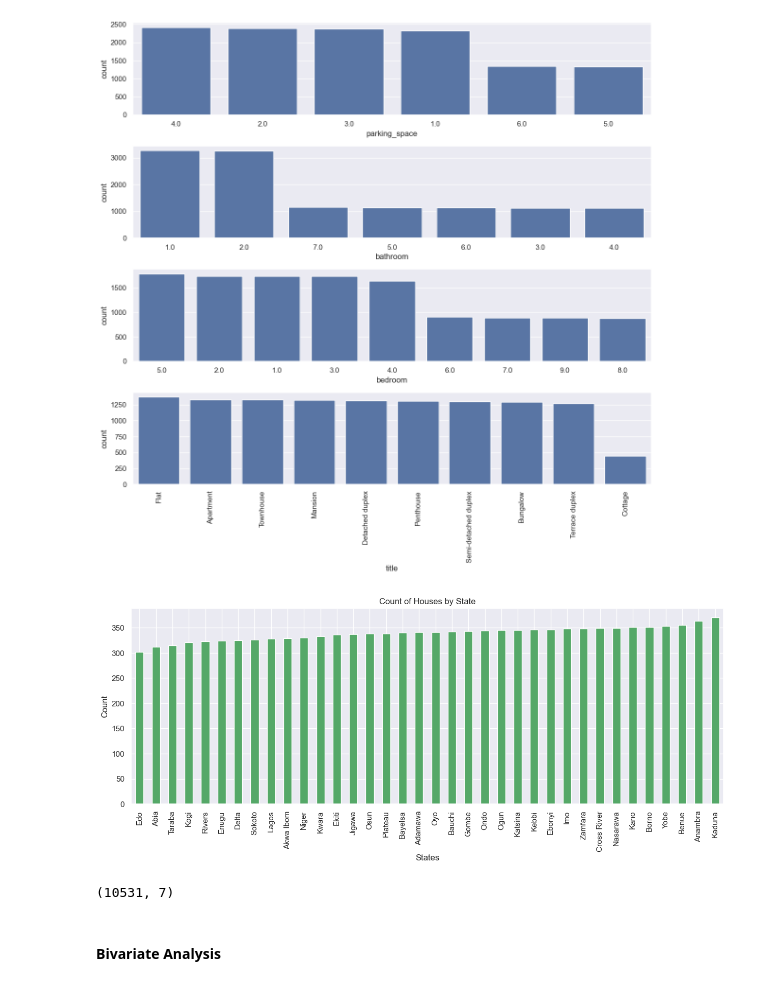
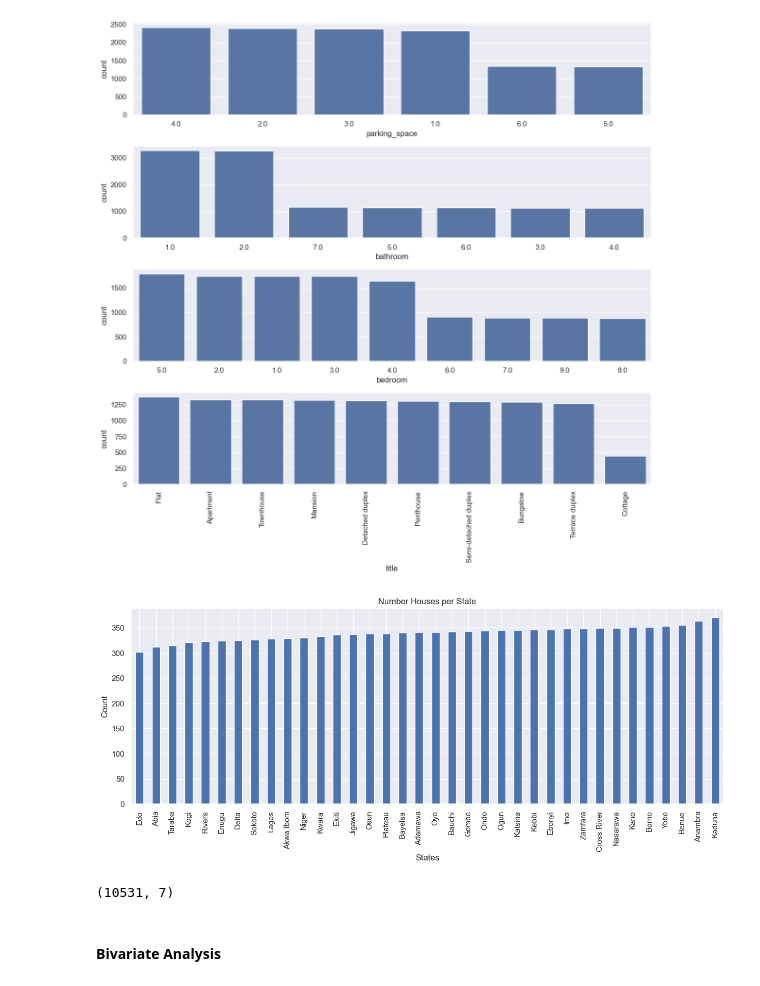
Before and after one commit to Olufems/Qualification-Hackathon-2023, a Jupyter notebook: Boot Camp Qualification Hackathon.ipynb, the cells around one changed output. Saved outputs shown, nothing was run; the diff lists cells and outputs as text; code cells hidden in the pictures.

```diff
--- a/Boot Camp Qualification Hackathon.ipynb
+++ b/Boot Camp Qualification Hackathon.ipynb
@@ -120,19 +120,19 @@ plt.tight_layout();
 [figure]
 # %%
 fig, ax = plt.subplots(figsize = [15,5])
-housing_train['loc'].value_counts().sort_values().plot(kind='bar', color=sns.color_palette()[2], title='Count of Houses by State',
+housing_train['loc'].value_counts().sort_values().plot(kind='bar', color=sns.color_palette()[0], title='Number Houses per State',
                     xlabel='States', ylabel='Count', ax=ax);
 # %% [output]
-[figure, old version]
+[figure, new version]
 # %%
 housing_train['bedroom'].fillna(2.4, inplace=True)
 housing_train['bathroom'].fillna(2.0, inplace=True)
 housing_train['parking_space'].fillna(0, inplace=True)
-# %%
-housing_train = housing_train.dropna()
-print(housing_train.shape)
-# %% [output]
-(10531, 7)
+# %%
+housing_train = housing_train.dropna()
+print(housing_train.shape)
+# %% [output]
+(10531, 7)
 # %% [markdown]
 #### Bivariate Analysis
 # %%
```
Also changed, not shown: parts of 24 cells of this notebook.
